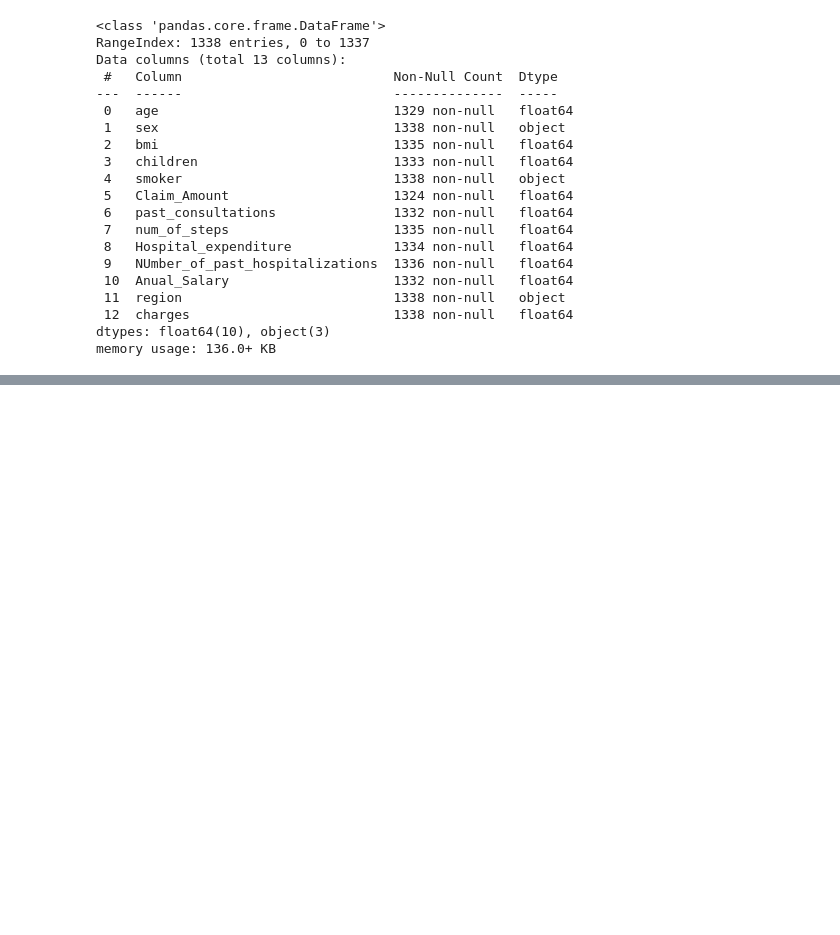
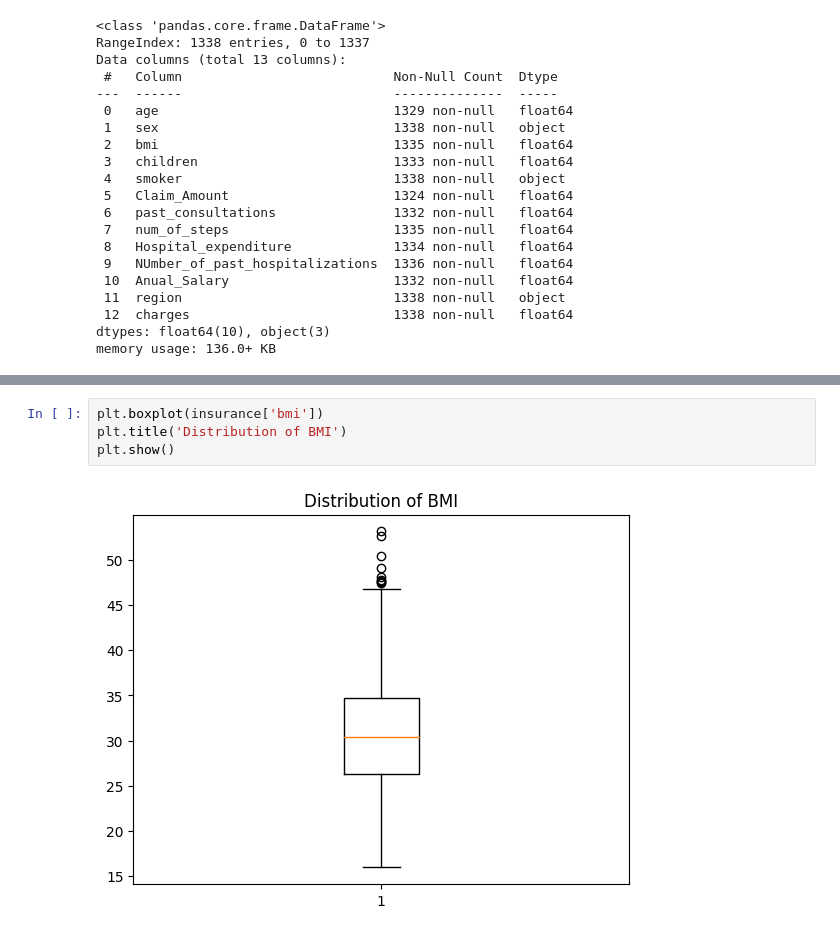
Before and after one commit to Akhilaaj/Machine_Learning, a Jupyter notebook: Insurance_Analysis.ipynb, the cells around one changed output, grey strips where cells are left out. Saved outputs shown, nothing was run; the diff lists cells and outputs as text; blank space fills up the shorter version.

```diff
--- a/Insurance_Analysis.ipynb
+++ b/Insurance_Analysis.ipynb
@@ -50,0 +228,6 @@ memory usage: 136.0+ KB
+# %%
+plt.boxplot(insurance['bmi'])
+plt.title('Distribution of BMI')
+plt.show()
+# %% [output]
+[figure, added]
```
Also changed, not shown: parts of 22 cells of this notebook.
